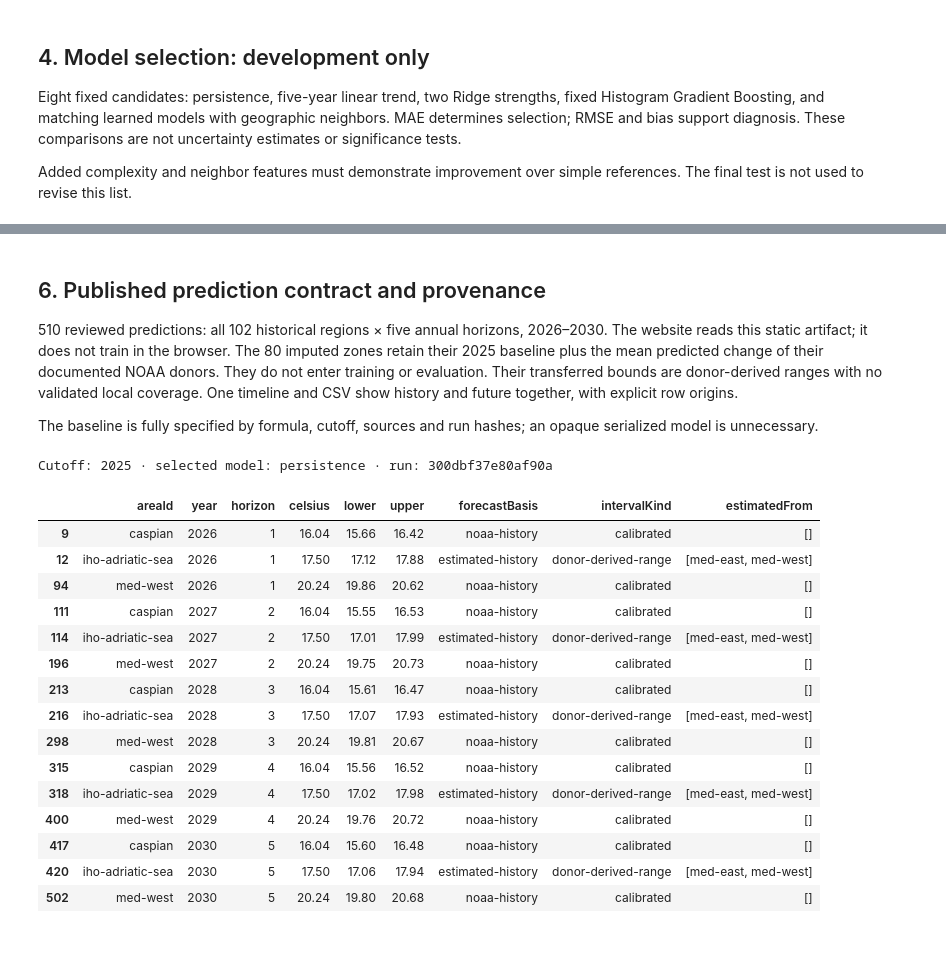
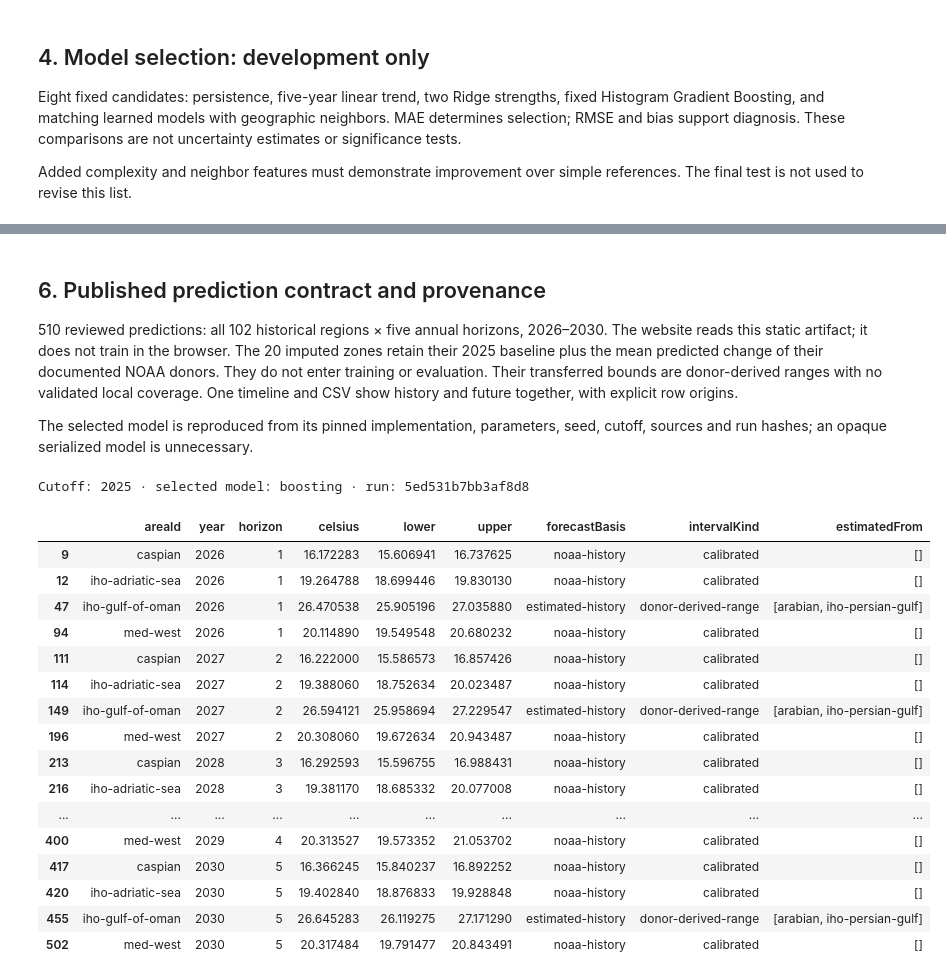
Before and after one commit to lidonmiguel/ocean-in-motion, a Jupyter notebook: notebooks/temperature_forecasting.ipynb, the cells around one changed output, grey strips where cells are left out. Cells and saved outputs as stored; diff of their text form; code cells hidden in the pictures; blank space fills up the shorter version.

Commit message:
Replace 60 estimated histories with audited NOAA regional means

```diff
--- a/notebooks/temperature_forecasting.ipynb
+++ b/notebooks/temperature_forecasting.ipynb
@@ -180,38 +178,39 @@ Pooled final MAE: 0.220 °C; achieved coverage: 87.3%, versus nominal 90%.
 # %% [markdown]
 ## 6. Published prediction contract and provenance
 
-510 reviewed predictions: all 102 historical regions × five annual horizons, 2026–2030. The website reads this static artifact; it does not train in the browser. The 80 imputed zones retain their 2025 baseline plus the mean predicted change of their documented NOAA donors. They do not enter training or evaluation. Their transferred bounds are donor-derived ranges with no validated local coverage. One timeline and CSV show history and future together, with explicit row origins.
+510 reviewed predictions: all 102 historical regions × five annual horizons, 2026–2030. The website reads this static artifact; it does not train in the browser. The 20 imputed zones retain their 2025 baseline plus the mean predicted change of their documented NOAA donors. They do not enter training or evaluation. Their transferred bounds are donor-derived ranges with no validated local coverage. One timeline and CSV show history and future together, with explicit row origins.
 
-The baseline is fully specified by formula, cutoff, sources and run hashes; an opaque serialized model is unnecessary.
+The selected model is reproduced from its pinned implementation, parameters, seed, cutoff, sources and run hashes; an opaque serialized model is unnecessary.
 # %%
 snapshot = json.loads((ROOT / "src/data/temperatureForecasts.json").read_text())
 forecast = pd.DataFrame(snapshot["records"])
 assert len(forecast) == 510
-assert len(forecast[forecast.forecastBasis == "estimated-history"]) == 400
-assert len(forecast[forecast.intervalKind == "calibrated"]) == 110
+assert len(forecast[forecast.forecastBasis == "estimated-history"]) == len(report["derivedForecastAreas"])*5
+assert len(forecast[forecast.intervalKind == "calibrated"]) == len(report["trainingAreas"])*5
 assert sorted(forecast.year.unique()) == list(range(2026, 2031))
 assert snapshot["runId"] == report["runId"]
 assert (forecast.lower <= forecast.celsius).all() and (forecast.celsius <= forecast.upper).all()
-display(forecast[forecast.areaId.isin(["med-west", "caspian", "iho-adriatic-sea"])])
+display(forecast[forecast.areaId.isin(["med-west", "caspian", "iho-adriatic-sea", "iho-gulf-of-oman"])])
 print("Cutoff:", snapshot["trainedThrough"], "· selected model:", snapshot["model"], "· run:", snapshot["runId"])
 # %% [output]
-Cutoff: 2025 · selected model: persistence · run: 300dbf37e80af90a
+Cutoff: 2025 · selected model: boosting · run: 5ed531b7bb3af8d8
 |  | areaId | year | horizon | celsius | lower | upper | forecastBasis | intervalKind | estimatedFrom |
-| 9 | caspian | 2026 | 1 | 16.04 | 15.66 | 16.42 | noaa-history | calibrated | [] |
-| 12 | iho-adriatic-sea | 2026 | 1 | 17.50 | 17.12 | 17.88 | estimated-history | donor-derived-range | [med-east, med-west] |
-| 94 | med-west | 2026 | 1 | 20.24 | 19.86 | 20.62 | noaa-history | calibrated | [] |
-| 111 | caspian | 2027 | 2 | 16.04 | 15.55 | 16.53 | noaa-history | calibrated | [] |
-| 114 | iho-adriatic-sea | 2027 | 2 | 17.50 | 17.01 | 17.99 | estimated-history | donor-derived-range | [med-east, med-west] |
-| 196 | med-west | 2027 | 2 | 20.24 | 19.75 | 20.73 | noaa-history | calibrated | [] |
-| 213 | caspian | 2028 | 3 | 16.04 | 15.61 | 16.47 | noaa-history | calibrated | [] |
-| 216 | iho-adriatic-sea | 2028 | 3 | 17.50 | 17.07 | 17.93 | estimated-history | donor-derived-range | [med-east, med-west] |
-| 298 | med-west | 2028 | 3 | 20.24 | 19.81 | 20.67 | noaa-history | calibrated | [] |
-| 315 | caspian | 2029 | 4 | 16.04 | 15.56 | 16.52 | noaa-history | calibrated | [] |
-| 318 | iho-adriatic-sea | 2029 | 4 | 17.50 | 17.02 | 17.98 | estimated-history | donor-derived-range | [med-east, med-west] |
-| 400 | med-west | 2029 | 4 | 20.24 | 19.76 | 20.72 | noaa-history | calibrated | [] |
-| 417 | caspian | 2030 | 5 | 16.04 | 15.60 | 16.48 | noaa-history | calibrated | [] |
-| 420 | iho-adriatic-sea | 2030 | 5 | 17.50 | 17.06 | 17.94 | estimated-history | donor-derived-range | [med-east, med-west] |
-| 502 | med-west | 2030 | 5 | 20.24 | 19.80 | 20.68 | noaa-history | calibrated | [] |
+| 9 | caspian | 2026 | 1 | 16.172283 | 15.606941 | 16.737625 | noaa-history | calibrated | [] |
+| 12 | iho-adriatic-sea | 2026 | 1 | 19.264788 | 18.699446 | 19.830130 | noaa-history | calibrated | [] |
+| 47 | iho-gulf-of-oman | 2026 | 1 | 26.470538 | 25.905196 | 27.035880 | estimated-history | donor-derived-range | [arabian, iho-persian-gulf] |
+| 94 | med-west | 2026 | 1 | 20.114890 | 19.549548 | 20.680232 | noaa-history | calibrated | [] |
+| 111 | caspian | 2027 | 2 | 16.222000 | 15.586573 | 16.857426 | noaa-history | calibrated | [] |
+| 114 | iho-adriatic-sea | 2027 | 2 | 19.388060 | 18.752634 | 20.023487 | noaa-history | calibrated | [] |
+| 149 | iho-gulf-of-oman | 2027 | 2 | 26.594121 | 25.958694 | 27.229547 | estimated-history | donor-derived-range | [arabian, iho-persian-gulf] |
+| 196 | med-west | 2027 | 2 | 20.308060 | 19.672634 | 20.943487 | noaa-history | calibrated | [] |
+| 213 | caspian | 2028 | 3 | 16.292593 | 15.596755 | 16.988431 | noaa-history | calibrated | [] |
+| 216 | iho-adriatic-sea | 2028 | 3 | 19.381170 | 18.685332 | 20.077008 | noaa-history | calibrated | [] |
+| ... | ... | ... | ... | ... | ... | ... | ... | ... | ... |
+| 400 | med-west | 2029 | 4 | 20.313527 | 19.573352 | 21.053702 | noaa-history | calibrated | [] |
+| 417 | caspian | 2030 | 5 | 16.366245 | 15.840237 | 16.892252 | noaa-history | calibrated | [] |
+| 420 | iho-adriatic-sea | 2030 | 5 | 19.402840 | 18.876833 | 19.928848 | noaa-history | calibrated | [] |
+| 455 | iho-gulf-of-oman | 2030 | 5 | 26.645283 | 26.119275 | 27.171290 | estimated-history | donor-derived-range | [arabian, iho-persian-gulf] |
+| 502 | med-west | 2030 | 5 | 20.317484 | 19.791477 | 20.843491 | noaa-history | calibrated | [] |
 # %% [markdown]
 ## 7. Conclusion and limits
 
```
Also changed, not shown: parts of 11 cells of this notebook, 27 other files.
